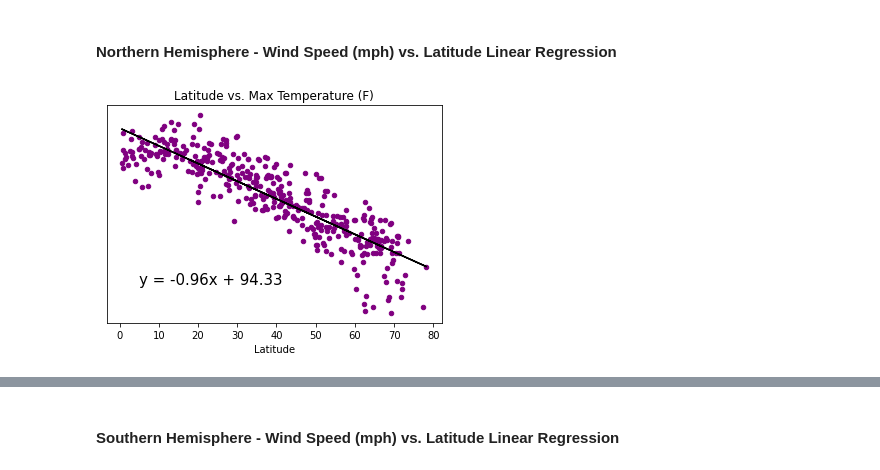
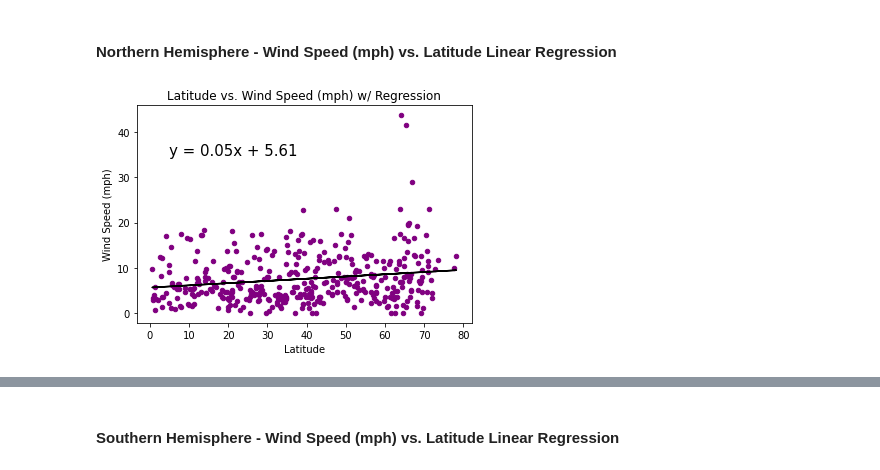
Before and after one commit to PatttyCakess/api_challenge, a Jupyter notebook: starter_code/WeatherPy.ipynb, the cells around one changed output, grey strips where cells are left out. Cells and saved outputs as stored; diff of their text form; code cells hidden in the pictures.

```diff
--- a/starter_code/WeatherPy.ipynb
+++ b/starter_code/WeatherPy.ipynb
@@ -134,9 +134,9 @@ weather_dict = {"City":cities_found,
                "Latitude":lat,
                "Longitude":lng,
                 "Max Temperature (F)":max_temp,
-               "Humidity":hum,
-               "Cloudiness":cloud,
-               "Wind Speed":wind,
+               "Humidity (%)":hum,
+               "Cloudiness (%)":cloud,
+               "Wind Speed (mph)":wind,
                "Country":country,
                "Date":date}
 weather_df = pd.DataFrame(weather_dict)
@@ -312,12 +336,11 @@ plt.show()
 # %% [markdown]
 ####  Northern Hemisphere - Humidity (%) vs. Latitude Linear Regression
 # %%
-# create dataframe of only cities in the sputhern hemisphere ie latitude < 0
-north_df = weather_df.loc[weather_df["Latitude"]>0]
+
 
 # set up linear regression
 x_values = north_df["Latitude"]
-y_values = north_df["Humidity"]
+y_values = north_df["Humidity (%)"]
 (slope, intercept, rvalue, pvalue, stderr) = linregress(x_values, y_values)
 regress_values = x_values * slope + intercept
 line_eq = "y = " + str(round(slope,2)) + "x + " + str(round(intercept,2))
@@ -336,6 +359,7 @@ plt.plot(x_values,regress_values,'black')
 plt.annotate(line_eq,(5,10),fontsize=15,color="black")
 
 # format and show
-plt.title(f"{x_values.name} vs. {y_values.name}")
+plt.title(f"{x_values.name} vs. {y_values.name} w/ Regression")
+plt.savefig('north_lat_vs_hum_reg.png')
 plt.show()
 # %% [output]
@@ -374,12 +404,11 @@ plt.show()
 # %% [markdown]
 ####  Northern Hemisphere - Cloudiness (%) vs. Latitude Linear Regression
 # %%
-# create dataframe of only cities in the sputhern hemisphere ie latitude < 0
-north_df = weather_df.loc[weather_df["Latitude"]>0]
+
 
 # set up linear regression
 x_values = north_df["Latitude"]
-y_values = north_df["Cloudiness"]
+y_values = north_df["Cloudiness (%)"]
 (slope, intercept, rvalue, pvalue, stderr) = linregress(x_values, y_values)
 regress_values = x_values * slope + intercept
 line_eq = "y = " + str(round(slope,2)) + "x + " + str(round(intercept,2))
@@ -395,9 +424,10 @@ north_df.plot(kind = 'scatter',
 y_axis = ax.axes.get_yaxis()
 y_axis.set_visible(False)
 plt.plot(x_values,regress_values,'r-')
-plt.annotate(line_eq,(5,10),fontsize=15,color="rED")
+plt.annotate(line_eq,(5,10),fontsize=15,color="red")
 
 # format and show
-plt.title(f"{x_values.name} vs. {y_values.name}")
+plt.title(f"{x_values.name} vs. {y_values.name} w/ Regression")
+plt.savefig('north_lat_vs_cloud_reg.png')
 plt.show()
 # %% [output]
@@ -436,30 +472,28 @@ plt.show()
 # %% [markdown]
 ####  Northern Hemisphere - Wind Speed (mph) vs. Latitude Linear Regression
 # %%
-# create dataframe of only cities in the sputhern hemisphere ie latitude < 0
-north_df = weather_df.loc[weather_df["Latitude"]>0]
+
 
 # set up linear regression
 x_values = north_df["Latitude"]
-y_values = north_df["Max Temperature (F)"]
+y_values = north_df["Wind Speed (mph)"]
 (slope, intercept, rvalue, pvalue, stderr) = linregress(x_values, y_values)
 regress_values = x_values * slope + intercept
 line_eq = "y = " + str(round(slope,2)) + "x + " + str(round(intercept,2))
 
 # create axis and plot both the scatter points and the linear regression line
 fig, ax = plt.subplots()
 north_df.plot(kind = 'scatter',
                  x=x_values.name,
                  y=y_values.name,
                  c='Purple',
                  ax = ax)
-y_axis = ax.axes.get_yaxis()
-y_axis.set_visible(False)
 plt.plot(x_values,regress_values,'black')
-plt.annotate(line_eq,(5,10),fontsize=15,color="black")
+plt.annotate(line_eq,(5,35),fontsize=15,color="black")
 
 # format and show
-plt.title(f"{x_values.name} vs. {y_values.name}")
+plt.title(f"{x_values.name} vs. {y_values.name} w/ Regression")
+plt.savefig('north_lat_vs_wind_reg.png')
 plt.show()
 # %% [output]
-[figure, old version]
+[figure, new version]
```
Also changed, not shown: parts of 28 cells of this notebook, 13 other files.
